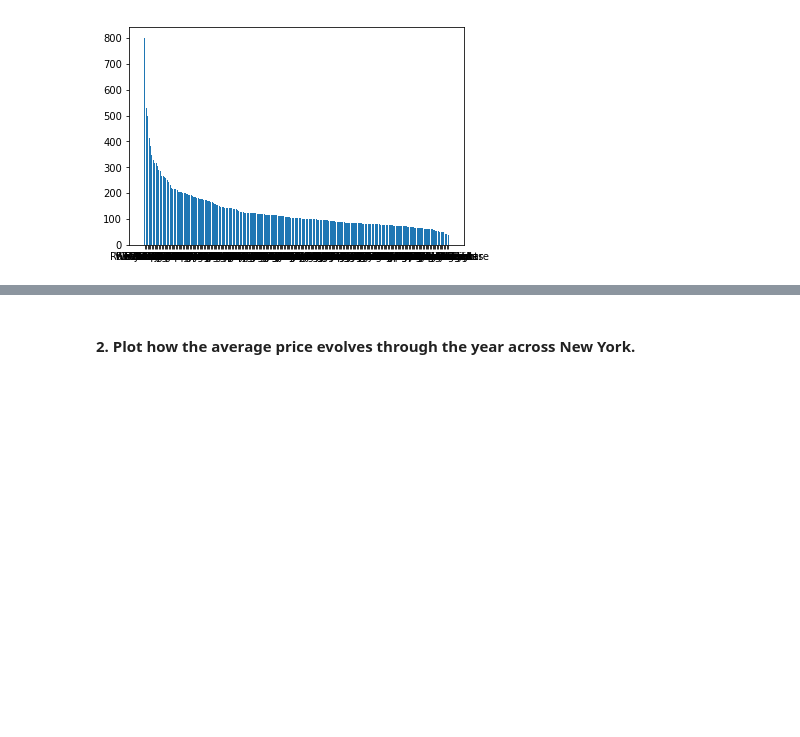
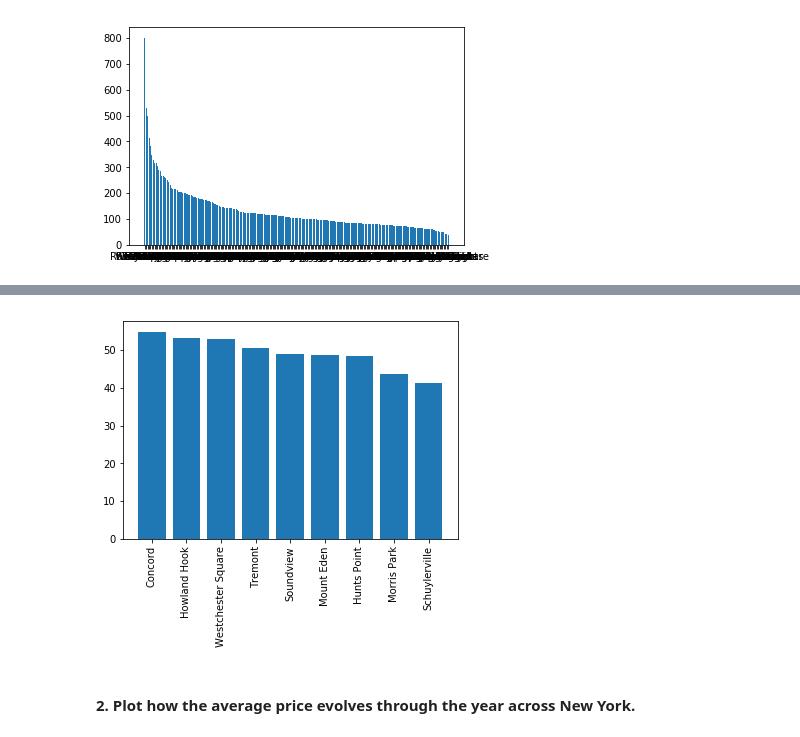
Before and after one commit to JoranVergauwen/aCRM, a Jupyter notebook: Groupwork_aCRM.ipynb, the cells around one changed output, grey strips where cells are left out. Cells and saved outputs as stored; diff of their text form; code cells hidden in the pictures; blank space fills up the shorter version.

```diff
--- a/Groupwork_aCRM.ipynb
+++ b/Groupwork_aCRM.ipynb
@@ -162,0 +173,10 @@ plt.show()
+# %%
+# Plot 10 cheapest
+height = neighs.average_price[-10:-1]
+bars = neighs.neighbourhoods[-10:-1]
+y_pos = np.arange(len(bars))
+plt.bar(bars, height)
+plt.xticks(y_pos, bars, rotation = 'vertical')
+plt.show()
+# %% [output]
+[figure, added]
```
Also changed, not shown: parts of 4 cells of this notebook.
